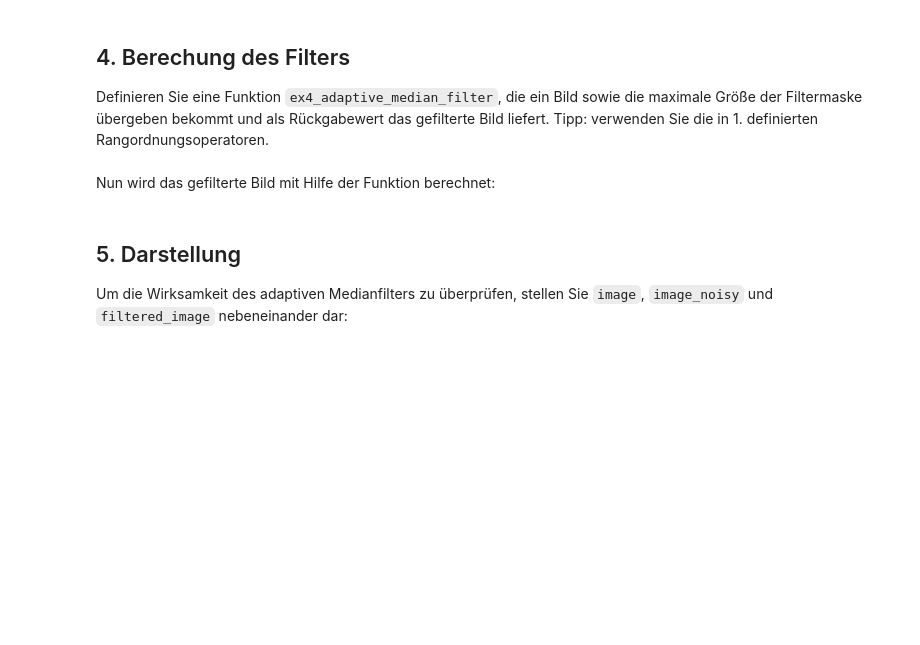
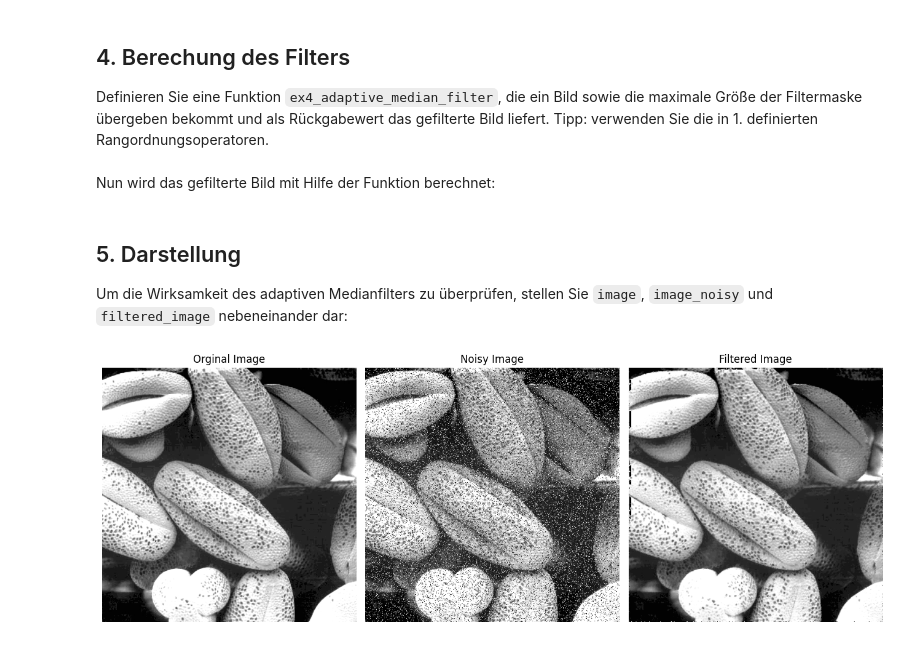
Before and after one commit to FitzWork/university, a Jupyter notebook: computer_vision/ex4/ex4_2.ipynb, the cells around one changed output. Saved outputs shown, nothing was run; the diff lists cells and outputs as text; code cells hidden in the pictures; blank space fills up the shorter version.

```diff
--- a/computer_vision/ex4/ex4_2.ipynb
+++ b/computer_vision/ex4/ex4_2.ipynb
@@ -50,6 +54,10 @@ image_path = np.random.choice(glob.glob(image_filter))
 image = imageio.imread(image_path)
 # %% [markdown]
 Für diese Aufgabe ist es wichtig, das Bild im Fließkommaformat vorliegen zu haben. Andernfalls kann der Median nicht immer korrekt berechnet werden. Konvertieren sie `image` zu einer geeigneten Repräsentation:
+# %%
+image = image.astype(np.float32)
+image -= image.min()
+image /= image.max()
 # %% [markdown]
 # 3. Verrauschen des Bildes
 Um ein realistisches Szenario zu simulieren, wird das Bild nun mit Salt-and-Pepper-Rauschen versehen:
@@ -69,3 +72,29 @@ def ex4_adaptive_median_filter(image, Smax):
+# %%
+def ex4_adaptive_median_filter(image, Smax):
+    filtered_image = np.copy(image)
+
+    for i in range(1, image.shape[0] - 1):
+        for j in range(1, image.shape[1] - 1):
+            window_size = 3
+
+            while window_size <= Smax:
+                window = image[i-window_size//2:i+window_size//2+1, j-window_size//2:j+window_size//2+1]
+                sorted_values = sorted(window.flatten())
+                zmin = min_filter(sorted_values)
+                zmax = max_filter(sorted_values)
+                zmed = median_filter(sorted_values)
+
+                if (zmed > zmin) and (zmed < zmax):
+                    break
+
+                window_size += 2
+
+            if image[i, j] > zmin and image[i, j] < zmax:
+                filtered_image[i, j] = image[i, j]
+            else:
+                filtered_image[i, j] = zmed
+
+    return filtered_image
 # %% [markdown]
 Nun wird das gefilterte Bild mit Hilfe der Funktion berechnet:
 # %%
@@ -73,3 +102,20 @@ filtered_image = ex4_adaptive_median_filter(image_noisy, 11)
 # %% [markdown]
 ## 5. Darstellung
 Um die Wirksamkeit des adaptiven Medianfilters zu überprüfen, stellen Sie `image`, `image_noisy` und `filtered_image` nebeneinander dar:
+# %%
+fig, axs = plt.subplots(1, 3, figsize=(13, 6))
+
+axs[0].set_title('Orginal Image')
+axs[0].imshow(image, cmap='gray', vmin=0, vmax=1)
+axs[1].set_title('Noisy Image')
+axs[1].imshow(image_noisy, cmap='gray', vmin=0, vmax=1)
+axs[2].set_title('Filtered Image')
+axs[2].imshow(filtered_image, cmap='gray', vmin=0, vmax=1)
+
+for ax in axs:
+    ax.axis('off')
+
+fig.tight_layout()
+plt.show()
+# %% [output]
+[figure, added]
```
Also changed, not shown: parts of 3 cells of this notebook, 2 other files.
